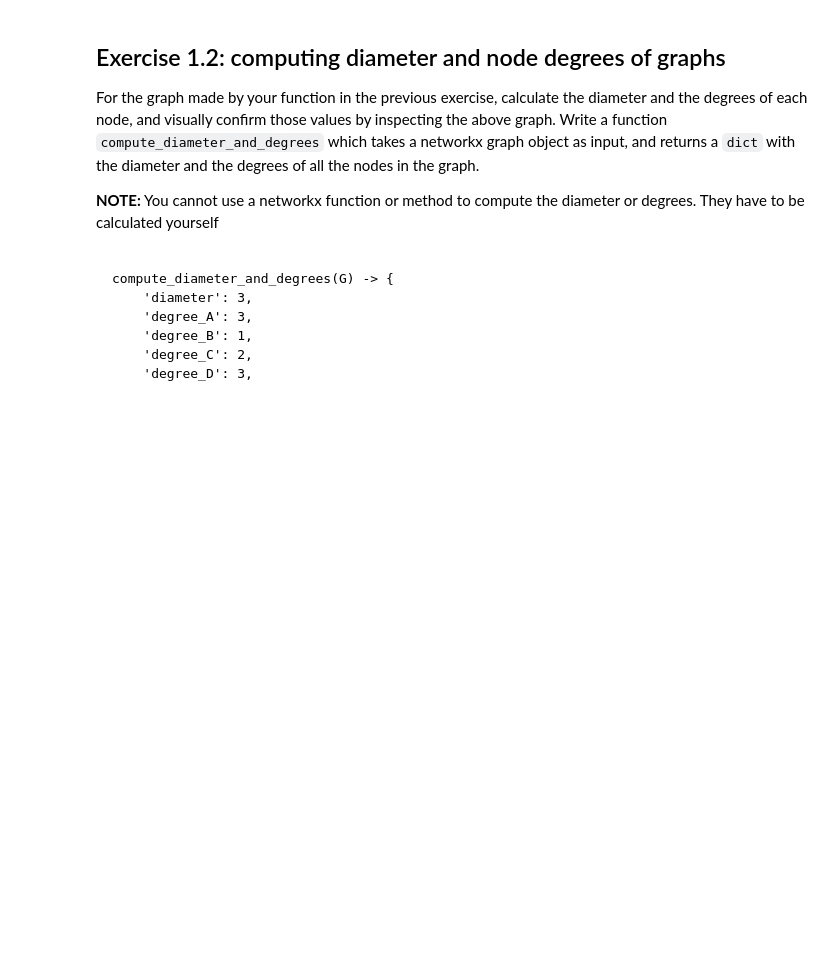
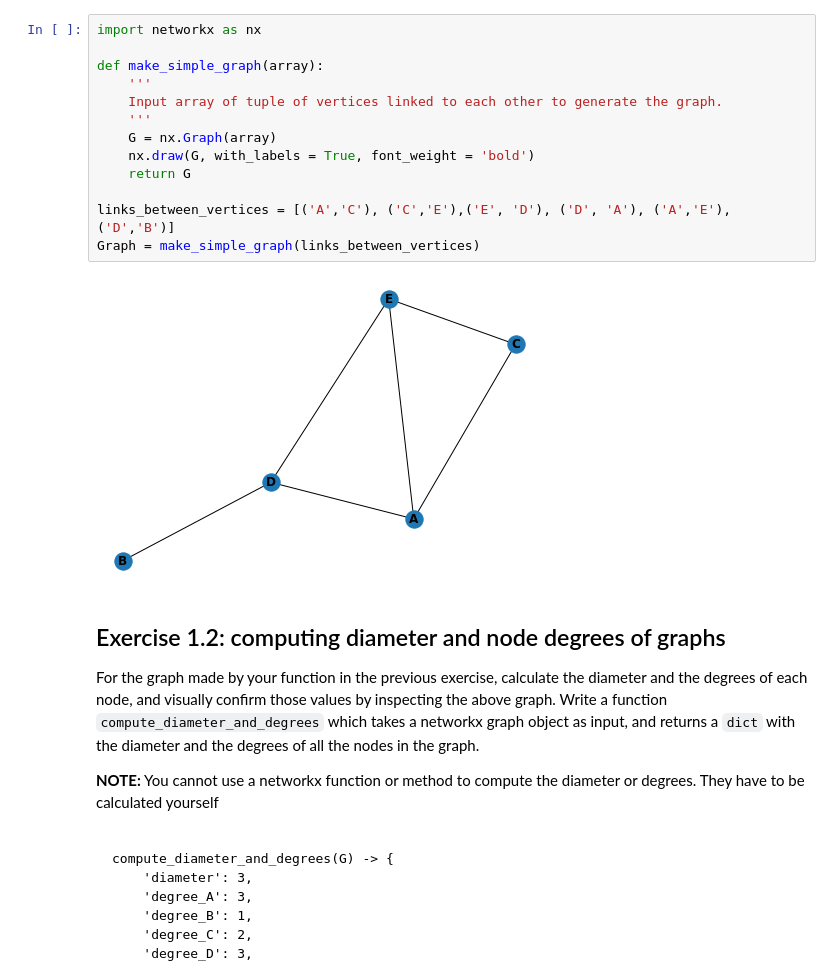
Before and after one commit to cb-ds-1/m1-11-networks, a Jupyter notebook: Workshop Graphs.ipynb, the cells around one changed output. Cells and saved outputs as stored; diff of their text form; blank space fills up the shorter version.

Commit message:
Workshop Graphs

```diff
--- a/Workshop Graphs.ipynb
+++ b/Workshop Graphs.ipynb
@@ -4,6 +4,21 @@
 Write a function called make_simple_graph that returns the graph object that represents the following diagram:
 
 ![](exercise2.png)
+# %%
+import networkx as nx
+
+def make_simple_graph(array):
+    '''
+    Input array of tuple of vertices linked to each other to generate the graph.
+    '''
+    G = nx.Graph(array)
+    nx.draw(G, with_labels = True, font_weight = 'bold')
+    return G
+
+links_between_vertices = [('A','C'), ('C','E'),('E', 'D'), ('D', 'A'), ('A','E'), ('D','B')]
+Graph = make_simple_graph(links_between_vertices)
+# %% [output]
+[figure, added]
 # %% [markdown]
 ## Exercise 1.2: computing diameter and node degrees of graphs
 
```
Also changed, not shown: parts of 6 cells of this notebook.
